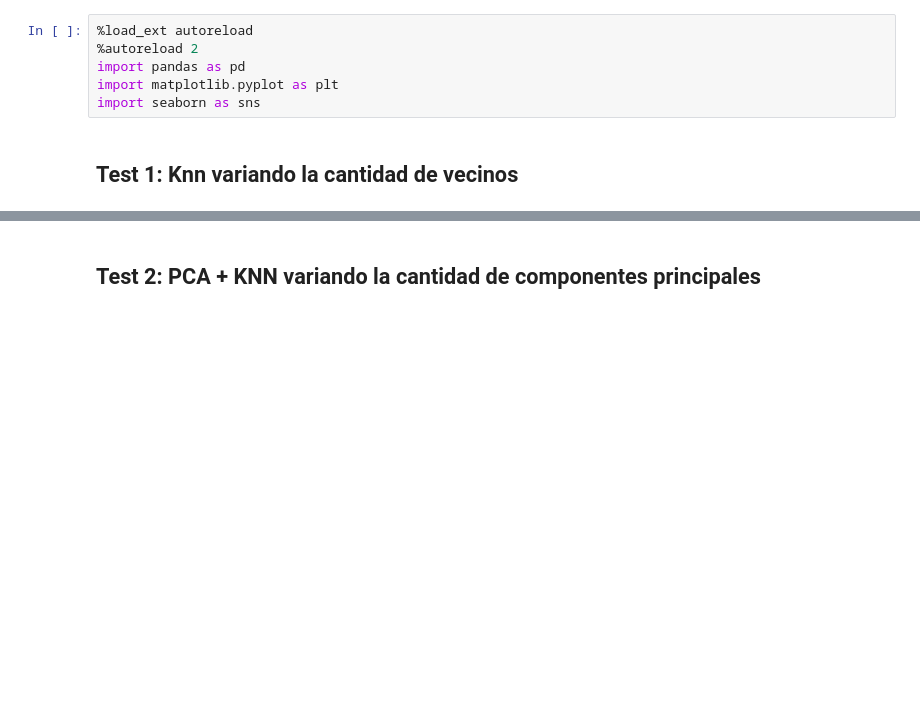
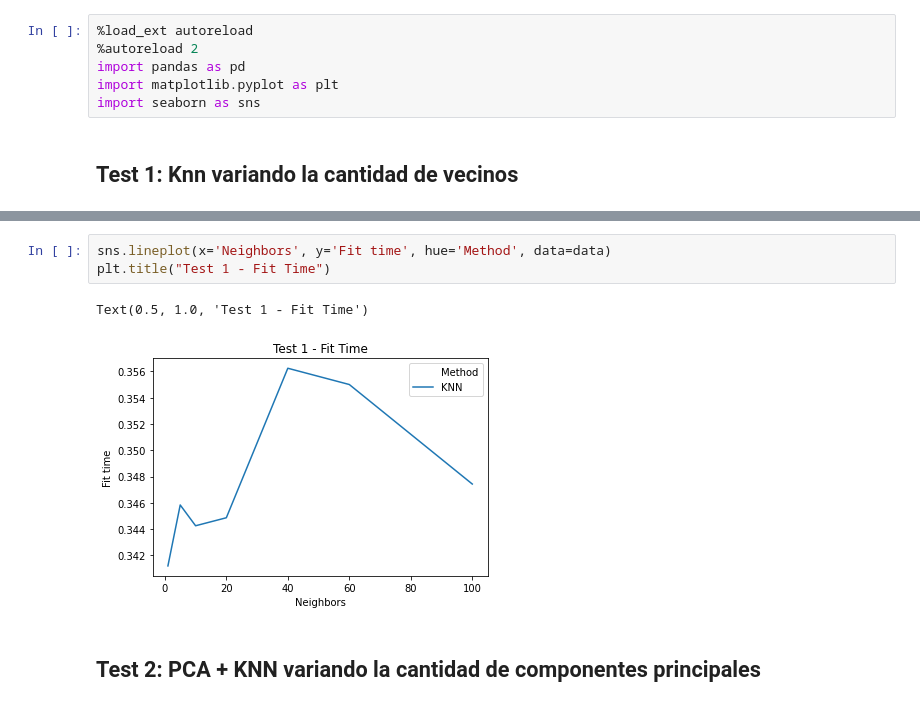
Before and after one commit to brianarrondo/metnum-tp2, a Jupyter notebook: notebooks/graphics.ipynb, the cells around one changed output, grey strips where cells are left out. Cells and saved outputs as stored; diff of their text form; blank space fills up the shorter version.

```diff
--- a/notebooks/graphics.ipynb
+++ b/notebooks/graphics.ipynb
@@ -53,3 +36,9 @@ Text(0.5, 1.0, 'Test 1 - KNN Time')
+# %%
+sns.lineplot(x='Neighbors', y='Fit time', hue='Method', data=data)
+plt.title("Test 1 - Fit Time")
+# %% [output]
+Text(0.5, 1.0, 'Test 1 - Fit Time')
+[figure, added]
 # %% [markdown]
 ## Test 2: PCA + KNN variando la cantidad de componentes principales
 # %%
```
Also changed, not shown: parts of 13 cells of this notebook, 6 other files.
